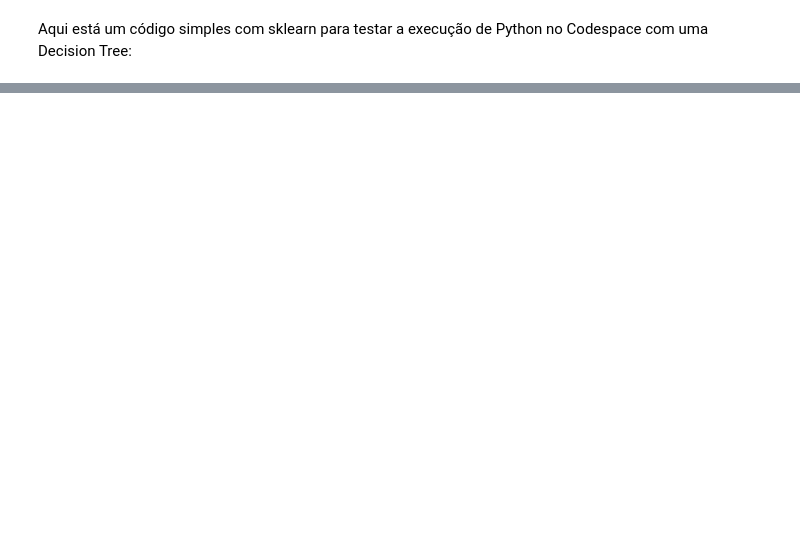
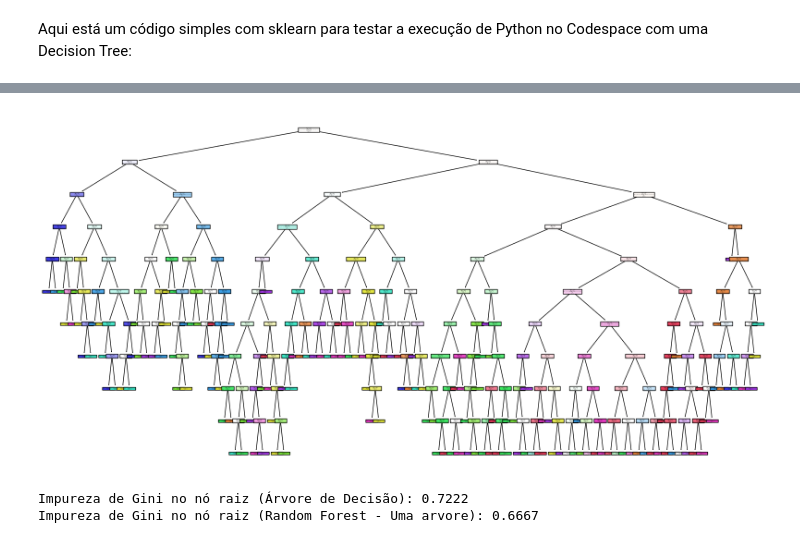
Before and after one commit to schinaid/mba-deeplearning-iad-006-2024-public, a Jupyter notebook: notebooks/começar_por_aqui.ipynb, the cells around one changed output, grey strips where cells are left out. Cells and saved outputs as stored; diff of their text form; code cells hidden in the pictures; blank space fills up the shorter version.

```diff
--- a/notebooks/começar_por_aqui.ipynb
+++ b/notebooks/começar_por_aqui.ipynb
@@ -288,0 +540,18 @@ weighted avg       0.97      0.97      0.97        30
+# %%
+# Visualizar a primeira árvore no Random Forest
+arvore = modelo_ensemble.estimators_[0]  # Primeira árvore
+# Visualizar a árvore de exemplo do Random Forest
+visualizar_arvore(arvore, feature_names=None, class_names=class_names)
+# %% [output]
+[figure, added]
+# %%
+# Exemplo de uso com a árvore de decisão
+impureza_raiz_dt = impureza_no_raiz(modelo_DecisionTree, X_train_normalizado, y_train)
+print(f"Impureza de Gini no nó raiz (Árvore de Decisão): {impureza_raiz_dt:.4f}")
+
+# Exemplo de uso com uma árvore do ensemble
+impureza_raiz_rf = impureza_no_raiz(arvore, X_train_normalizado, y_train)
+print(f"Impureza de Gini no nó raiz (Random Forest - Uma arvore): {impureza_raiz_rf:.4f}")
+# %% [output]
+Impureza de Gini no nó raiz (Árvore de Decisão): 0.7222
+Impureza de Gini no nó raiz (Random Forest - Uma arvore): 0.6667
```
Also changed, not shown: parts of 17 cells of this notebook.
